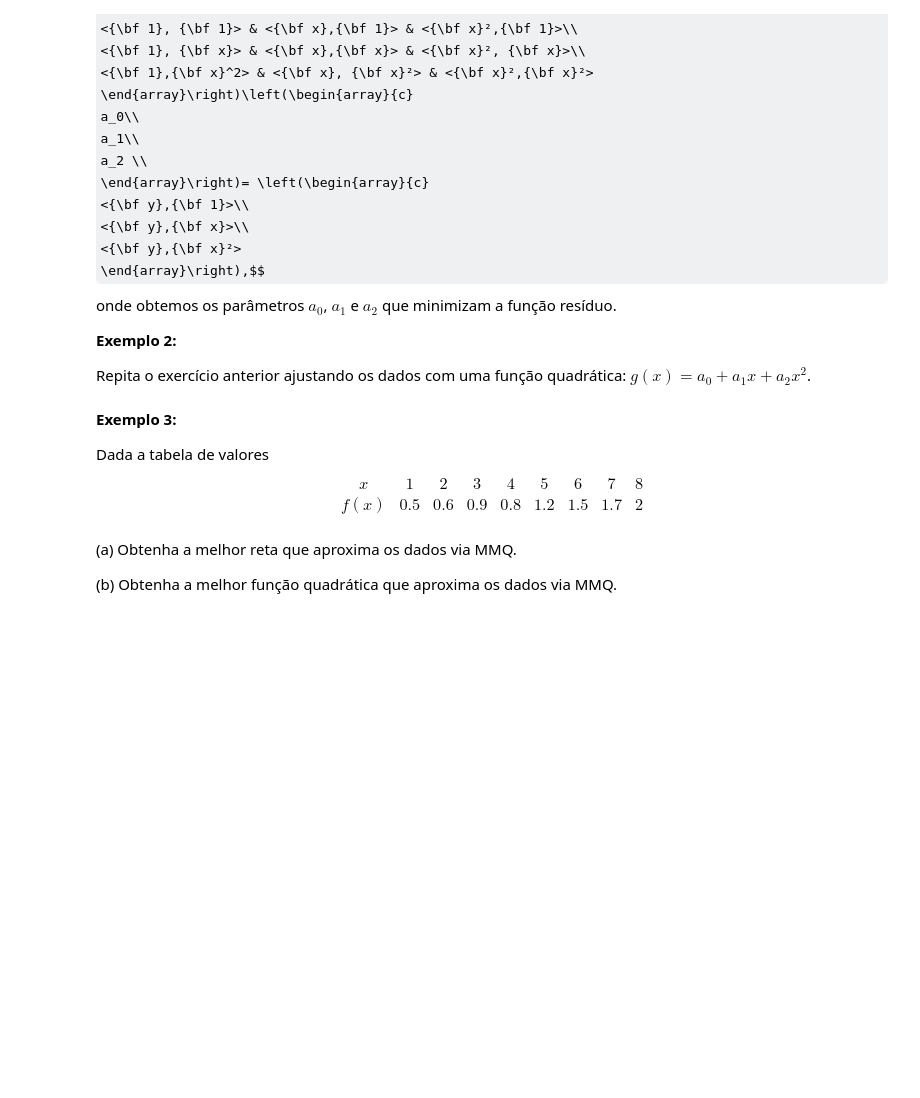
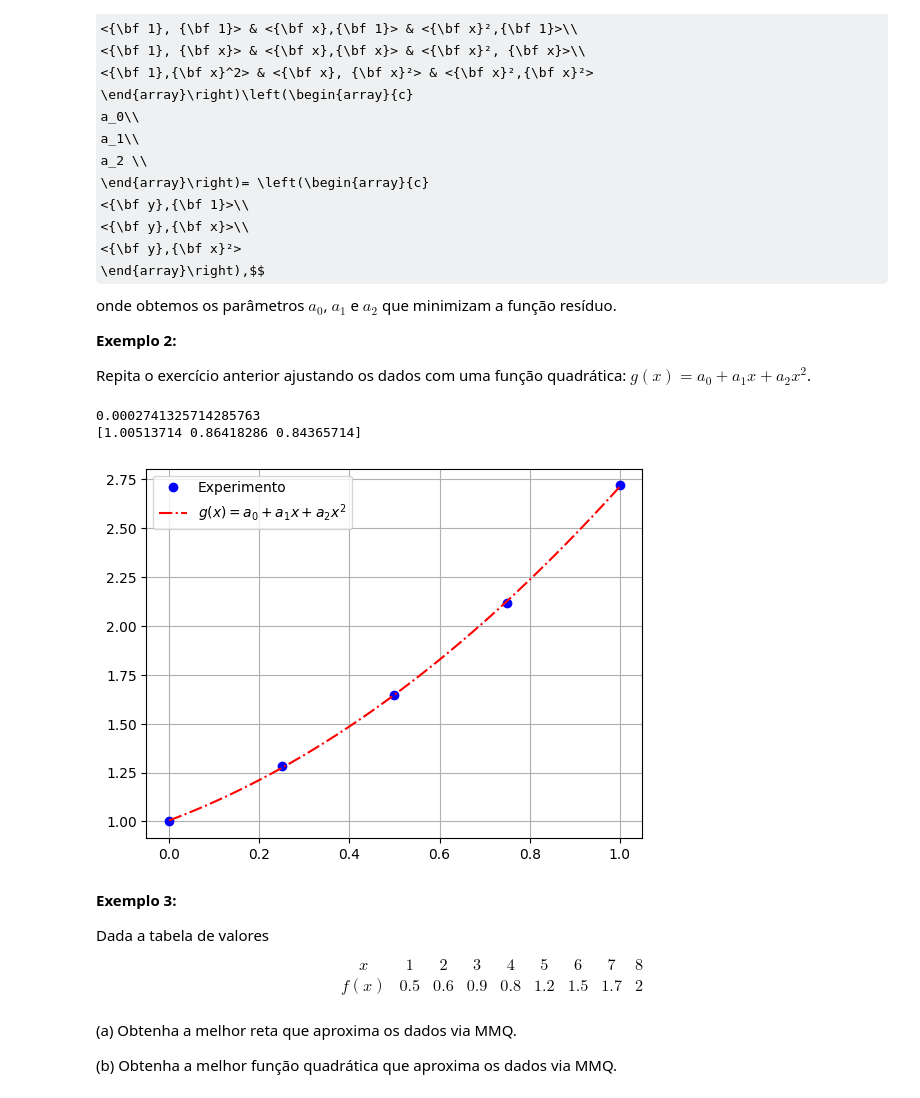
Before and after one commit to nekuroomancy/exemplos-CN, a Jupyter notebook: NewtonDiscreto_MMQ.ipynb, the cells around one changed output. Saved outputs shown, nothing was run; the diff lists cells and outputs as text; code cells hidden in the pictures; some formulas as TeX source; blank space fills up the shorter version.

```diff
--- a/NewtonDiscreto_MMQ.ipynb
+++ b/NewtonDiscreto_MMQ.ipynb
@@ -144,6 +144,67 @@ onde obtemos os parâmetros $a_0$, $a_1$ e $a_2$ que minimizam a função resíd
 **Exemplo 2:**
 
 Repita o exercício anterior ajustando os dados com uma função quadrática: $g(x)=a_0+a_1x+a_2x^2$.
+# %%
+#g[0] = 1
+#g[1] = x
+#g[2] = x**2
+
+import numpy as np
+import matplotlib.pyplot as plt
+
+def g(x,a):
+  return a[0] + a[1]*x + a[2]*x**2
+
+def r(a,x,y):
+  soma = 0
+  n = len(x)
+  for i in range(n):
+    soma += (y[i] - g(x[i],a))**2
+  return soma
+
+x = np.array([0, 0.25, 0.5, 0.75, 1])
+y = np.array([1, 1.284, 1.6487, 2.1170, 2.7183])
+
+n = 3
+N = np.zeros((n,n))
+b = np.zeros(n)
+m = len(x)
+u = np.ones(m)
+x2 = np.zeros(m)
+# usamos produto escalar pra fazer o somatório (e integrais no contínuo)
+for i in range(m):
+  x2[i] = x[i]**2
+
+N[0][0] = np.dot(u,u)
+N[0][1] = np.dot(u,x)
+N[0][2] = np.dot(u,x2)
+N[1][0] = N[0][1]
+N[1][1] = np.dot(x,x)
+N[1][2] = np.dot(x2,x)
+N[2][0] = N[0][2]
+N[2][1] = N[1][2]
+N[2][2] = np.dot(x2,x2)
+
+b[0] = np.dot(u,y)
+b[1] = np.dot(x,y)
+b[2] = np.dot(x2,y)
+
+a = np.linalg.solve(N,b)
+res = r(a,x,y)
+print(res)
+print(a)
+
+xx = np.linspace(x[0],x[m-1],50) #deixa a curva mais "suave"
+plt.figure(1)
+plt.plot(x,y,'bo',label='Experimento')
+plt.plot(xx,g(xx,a),'r-.', label='$g(x)=a_0+a_1x+a_2x^2$')
+plt.legend()
+plt.grid()
+plt.show()
+# %% [output]
+0.0002741325714285763
+[1.00513714 0.86418286 0.84365714]
+[figure, added]
 # %% [markdown]
 **Exemplo 3:**
 
```
